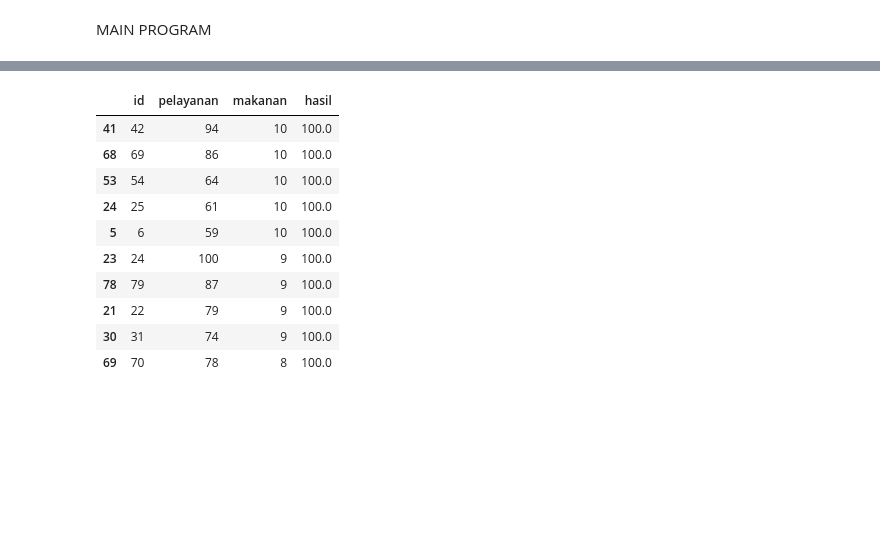
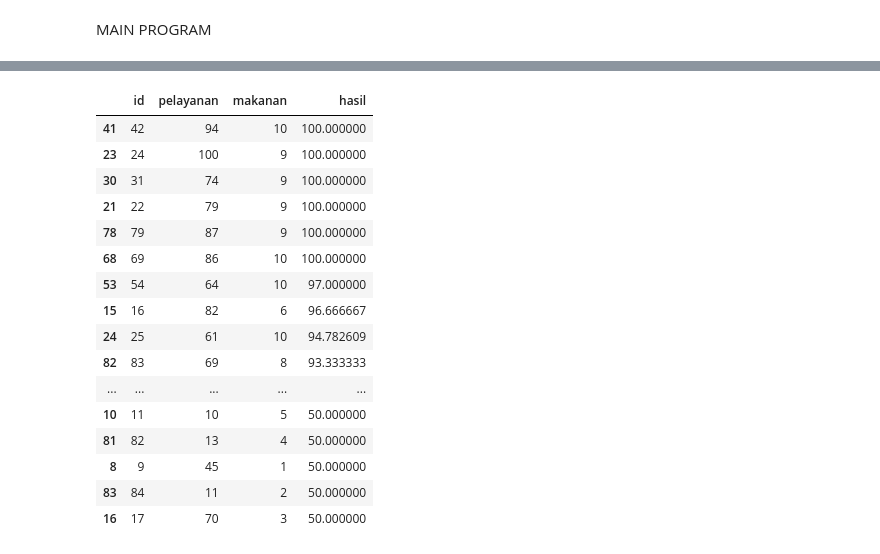
Before and after one commit to serlysetyani/fuzzyLogic, a Jupyter notebook: fuzzyLogic.ipynb, the cells around one changed output, grey strips where cells are left out. Cells and saved outputs as stored; diff of their text form; code cells hidden in the pictures; blank space fills up the shorter version.

```diff
--- a/fuzzyLogic.ipynb
+++ b/fuzzyLogic.ipynb
@@ -79,37 +79,37 @@ plt.legend()
 # fuction membership pelayanan
 def PoorService(x):
   poorService = 50
-  goodService1 = 51
+  goodService1 = 67
 
   if x <= poorService:
     return 1;
-  elif x > poorService:
+  elif x > goodService1:
     return 0
-  elif x >= poorService and x < goodService1:
+  elif x > poorService and x <= goodService1:
     return (goodService1 - x) / (goodService1 - poorService)
 
 def GoodService(x):
   poorService = 50
-  goodService1 = 51
-  goodService2 = 80
-  excellentService = 81
+  goodService1 = 60
+  goodService2 = 70
+  excellentService = 85
 
-  if x >= goodService1 and x <= goodService2:
+  if x > goodService1 and x <= goodService2:
     return 1
-  elif x < goodService1 or x > goodService2:
+  elif x <= poorService or x > excellentService:
     return 0
   elif x > poorService and x <= goodService1:
     return (x - poorService) / (goodService1 - poorService)
-  elif x >= goodService2 and x < excellentService:
+  elif x > goodService2 and x <= excellentService:
     return (excellentService - x) / (excellentService - goodService2)
 
 def ExcellentService(x):
-  goodService2 = 80
-  excellentService = 81
+  goodService2 = 75
+  excellentService = 80
 
-  if x >= excellentService:
+  if x > excellentService:
     return 1
-  elif x < excellentService:
+  elif x <= goodService2:
     return 0
   elif x > goodService2 and x <= excellentService:
     return (x - goodService2) / (excellentService - goodService2)
@@ -194,25 +194,31 @@ hasilAkhir[:5]
 # %%
 hasilAkhir = []
 for row in range(100):
   fuzziPelayanan = fuzzificationService(data['pelayanan'][row])
   fuzziMakanan = fuzzificationFood(data['makanan'][row])
   inferensi = inference(fuzziPelayanan,fuzziMakanan)
   hasilAkhir.extend([defuzzification(inferensi)])
 
 data['hasil'] = hasilAkhir
-data = data.sort_values(by=['hasil','makanan','pelayanan'], ascending=False)[:10]
-data['id'].to_excel('peringkat.xls', index=False, header=False)
+data = data.sort_values(by='hasil', ascending=False)[:10]
+data['id'].to_excel('peringkat.xls', index=True, header=False)
 
 data
 # %% [output]
 |  | id | pelayanan | makanan | hasil |
-| 41 | 42 | 94 | 10 | 100.0 |
-| 68 | 69 | 86 | 10 | 100.0 |
-| 53 | 54 | 64 | 10 | 100.0 |
-| 24 | 25 | 61 | 10 | 100.0 |
-| 5 | 6 | 59 | 10 | 100.0 |
-| 23 | 24 | 100 | 9 | 100.0 |
-| 78 | 79 | 87 | 9 | 100.0 |
-| 21 | 22 | 79 | 9 | 100.0 |
-| 30 | 31 | 74 | 9 | 100.0 |
-| 69 | 70 | 78 | 8 | 100.0 |
+| 41 | 42 | 94 | 10 | 100.000000 |
+| 23 | 24 | 100 | 9 | 100.000000 |
+| 30 | 31 | 74 | 9 | 100.000000 |
+| 21 | 22 | 79 | 9 | 100.000000 |
+| 78 | 79 | 87 | 9 | 100.000000 |
+| 68 | 69 | 86 | 10 | 100.000000 |
+| 53 | 54 | 64 | 10 | 97.000000 |
+| 15 | 16 | 82 | 6 | 96.666667 |
+| 24 | 25 | 61 | 10 | 94.782609 |
+| 82 | 83 | 69 | 8 | 93.333333 |
+| ... | ... | ... | ... | ... |
+| 10 | 11 | 10 | 5 | 50.000000 |
+| 81 | 82 | 13 | 4 | 50.000000 |
+| 8 | 9 | 45 | 1 | 50.000000 |
+| 83 | 84 | 11 | 2 | 50.000000 |
+| 16 | 17 | 70 | 3 | 50.000000 |
```
Also changed, not shown: parts of 4 cells of this notebook.
